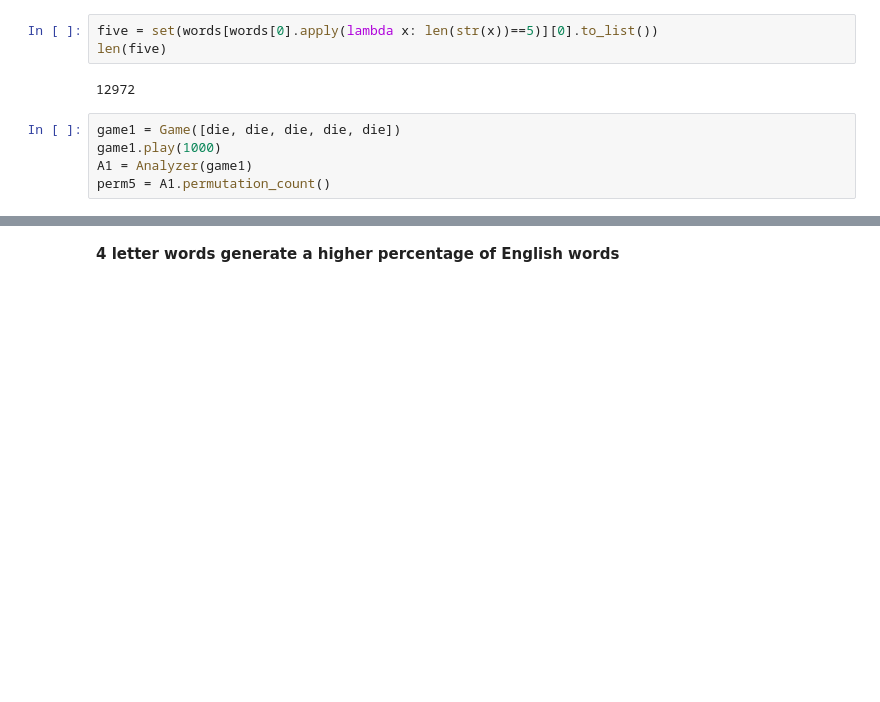
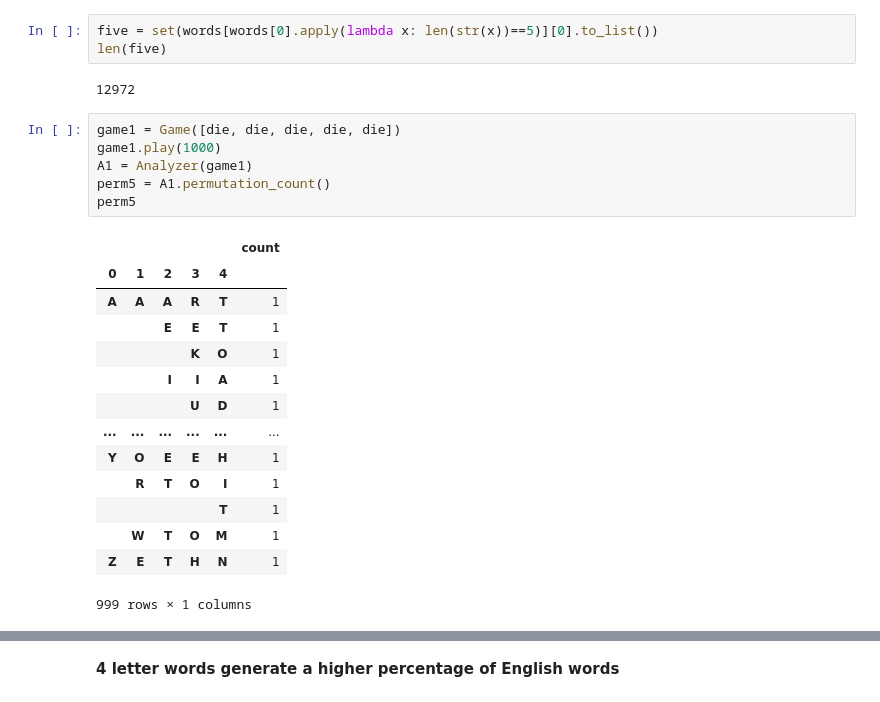
Before and after one commit to sydneymathiason/qex8sd_ds5100_montecarlo, a Jupyter notebook: FinalProjectTemplate.ipynb, the cells around one changed output, grey strips where cells are left out. Drawn from its saved outputs; the diff is of its cells as text; blank space fills up the shorter version.

```diff
--- a/FinalProjectTemplate.ipynb
+++ b/FinalProjectTemplate.ipynb
@@ -692,8 +692,24 @@ len(five)
 # %%
 game1 = Game([die, die, die, die, die])
 game1.play(1000)
 A1 = Analyzer(game1)
 perm5 = A1.permutation_count()
+perm5
+# %% [output]
+|  |  |  |  |  | count |
+| 0 | 1 | 2 | 3 | 4 |  |
+| A | A | A | R | T | 1 |
+|  |  | E | E | T | 1 |
+|  |  |  | K | O | 1 |
+|  |  | I | I | A | 1 |
+|  |  |  | U | D | 1 |
+| ... | ... | ... | ... | ... | ... |
+| Y | O | E | E | H | 1 |
+|  | R | T | O | I | 1 |
+|  |  |  |  | T | 1 |
+|  | W | T | O | M | 1 |
+| Z | E | T | H | N | 1 |
+999 rows × 1 columns
 # %%
 perm5['word'] = perm5.index.get_level_values(0)+perm5.index.get_level_values(1) \
 +perm5.index.get_level_values(2)+perm5.index.get_level_values(3)+perm5.index.get_level_values(4)
```
Also changed, not shown: parts of 16 cells of this notebook, 1 other file.
